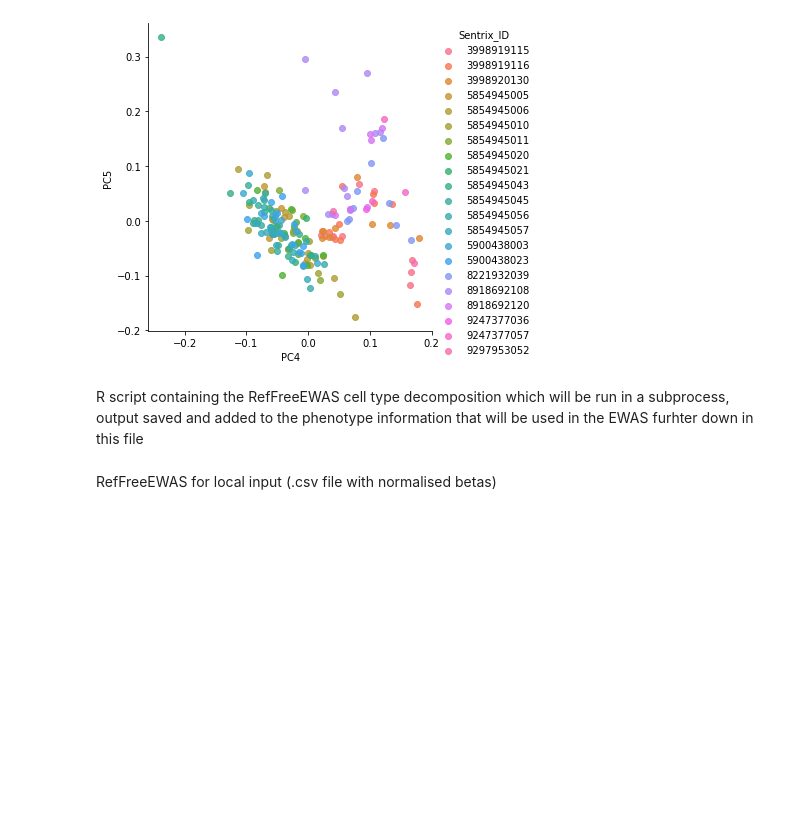
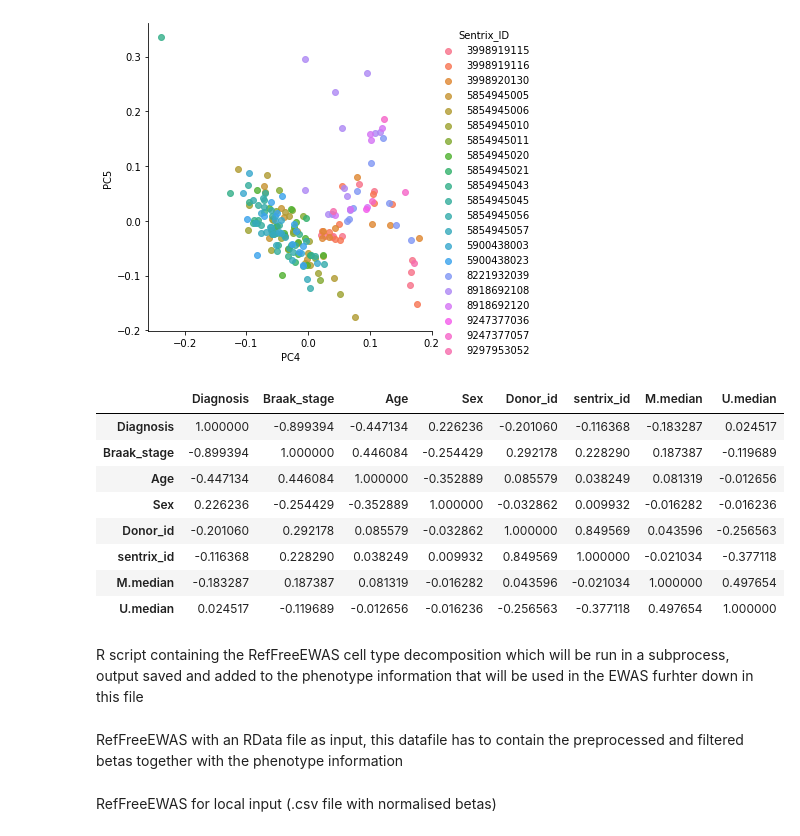
Before and after one commit to Waterkers/Federated_Differential_Methylation_Analysis, a Jupyter notebook: python_preprocessing.ipynb, the cells around one changed output. Saved outputs shown, nothing was run; the diff lists cells and outputs as text; code cells hidden in the pictures; blank space fills up the shorter version.

Commit message:
correlation fix

```diff
--- a/python_preprocessing.ipynb
+++ b/python_preprocessing.ipynb
@@ -24,9 +24,9 @@ from sklearn.decomposition import PCA
 from scipy.stats import pearsonr
 # %%
 working_path = "E:\\Msc Systems Biology\\MSB5000_Master_Thesis\\Practical work\\Federated_Differential_Methylation_Analysis"
-data_path = "E:\\Msc Systems Biology\\MSB5000_Master_Thesis\\Practical work\\Data\\GSE66351_strong_splits"
-output_path = "E:\\Msc Systems Biology\\MSB5000_Master_Thesis\Practical work\\Data\\QC_Python_splits"
-identifier = "GSE66351_strongSplit1"
+data_path = "E:\\Msc Systems Biology\\MSB5000_Master_Thesis\\Practical work\\Data\\Data_Full_Datasets//GSE66351"
+output_path = "E:\\Msc Systems Biology\\MSB5000_Master_Thesis\Practical work\\Data\\QC_Python"
+identifier = "GSE66351"
 # %% [markdown]
 Use subprocess to read the data contained in the idat files into dataframe using the readEPIC function from the wateRmelon package in R
 The input arguments of this script are:
@@ -86,11 +86,11 @@ probe_type_data = pd.read_csv("E:\\Msc Systems Biology\\MSB5000_Master_Thesis\\P
 probe_type_data = probe_type_data.loc[list(set(probe_type_data.index.values).intersection(set(meth.index.values)))].squeeze()
 # %%
 # reading in the full data - seperate file locations since the preprocessing was done on the server and not locally due to memorie issues
-meth = pd.read_csv(os.path.join(data_path, "Split_1_methylated.csv"), index_col=0)
-unmeth = pd.read_csv(os.path.join(data_path, "Split_1_unmethylated.csv"), index_col=0)
-beta = pd.read_csv(os.path.join(data_path, "Split_1_betas.csv"), index_col=0)
-pheno = pd.read_csv(os.path.join(data_path, "Split_1_pheno.csv"), index_col=0)
-design = pd.read_csv(os.path.join(data_path, "Split_1_design.csv"), index_col=0)
+meth = pd.read_csv(os.path.join(data_path, "Filtered_Methylated.csv"), index_col=0)
+unmeth = pd.read_csv(os.path.join(data_path, "Filtered_Unmethylated.csv"), index_col=0)
+beta = pd.read_csv(os.path.join(data_path, "Filtered_Betas.csv"), index_col=0)
+pheno = pd.read_csv(os.path.join(data_path, "Full_Pheno_Info.csv"), index_col=0)
+design = pd.read_csv(os.path.join(data_path, "Small_EWAS_design_local.csv"), index_col=0)
 # loading in probe type annotation and selecting the probe annotation for the probes present in the dataset
 probe_type_data = pd.read_csv("E:\\Msc Systems Biology\\MSB5000_Master_Thesis\\Practical work\\Data\\probe_annotation_full.csv", index_col=0)
 probe_type_data = probe_type_data.loc[list(set(probe_type_data.index.values).intersection(set(meth.index.values)))].squeeze()
@@ -162,5 +157,28 @@ cor_out.corr()
+# %%
+# correlation between sentrix_id and other phenotype information columns
+cor_out = pheno.copy()
+# select and prep the relevant columns
+cor_out = pheno.loc[:, ["Diagnosis", "Braak_stage", "Brain_region", "Age", "Sex", "Donor_id", "sentrix_id", "M.median", "U.median"]]
+cor_out["sentrix_id"] = cor_out.loc[:,"sentrix_id"].factorize()[0]
+cor_out["Sex"] = cor_out.loc[:,"Sex"].factorize()[0]
+cor_out["Donor_id"] = cor_out.loc[:,"Donor_id"].factorize()[0]
+cor_out["Diagnosis"] = cor_out.loc[:,"Diagnosis"].factorize()[0]
+cor_out[["Braak_stage", "Age", "M.median", "U.median"]] = cor_out[["Braak_stage", "Age", "M.median", "U.median"]].apply(pd.to_numeric, errors = "coerce")
+cor_out.corr()
+# %% [output]
+|  | Diagnosis | Braak_stage | Age | Sex | Donor_id | sentrix_id | M.median | U.median |
+| Diagnosis | 1.000000 | -0.899394 | -0.447134 | 0.226236 | -0.201060 | -0.116368 | -0.183287 | 0.024517 |
+| Braak_stage | -0.899394 | 1.000000 | 0.446084 | -0.254429 | 0.292178 | 0.228290 | 0.187387 | -0.119689 |
+| Age | -0.447134 | 0.446084 | 1.000000 | -0.352889 | 0.085579 | 0.038249 | 0.081319 | -0.012656 |
+| Sex | 0.226236 | -0.254429 | -0.352889 | 1.000000 | -0.032862 | 0.009932 | -0.016282 | -0.016236 |
+| Donor_id | -0.201060 | 0.292178 | 0.085579 | -0.032862 | 1.000000 | 0.849569 | 0.043596 | -0.256563 |
+| sentrix_id | -0.116368 | 0.228290 | 0.038249 | 0.009932 | 0.849569 | 1.000000 | -0.021034 | -0.377118 |
+| M.median | -0.183287 | 0.187387 | 0.081319 | -0.016282 | 0.043596 | -0.021034 | 1.000000 | 0.497654 |
+| U.median | 0.024517 | -0.119689 | -0.012656 | -0.016236 | -0.256563 | -0.377118 | 0.497654 | 1.000000 |
 # %% [markdown]
 R script containing the RefFreeEWAS cell type decomposition which will be run in a subprocess, output saved and added to the phenotype information that will be used in the EWAS furhter down in this file
+# %% [markdown]
+RefFreeEWAS with an RData file as input, this datafile has to contain the preprocessed and filtered betas together with the phenotype information
 # %%
 # specifying the paths that go into the subprocess function
 file_path = os.path.join(working_path, "RefFreeEWAS_local.r") #this one requires .RData input
```
Also changed, not shown: parts of 1 cell of this notebook.
